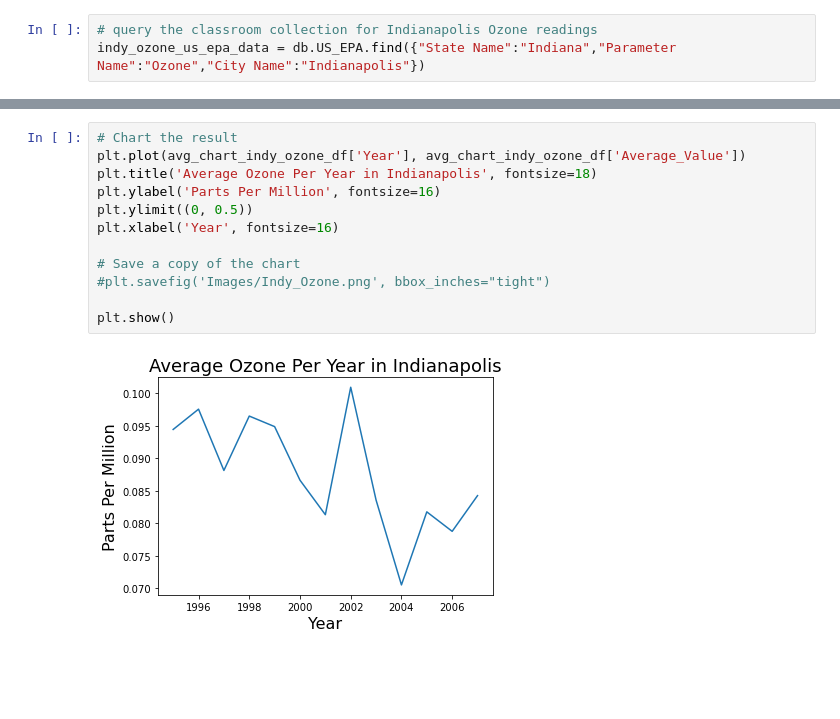
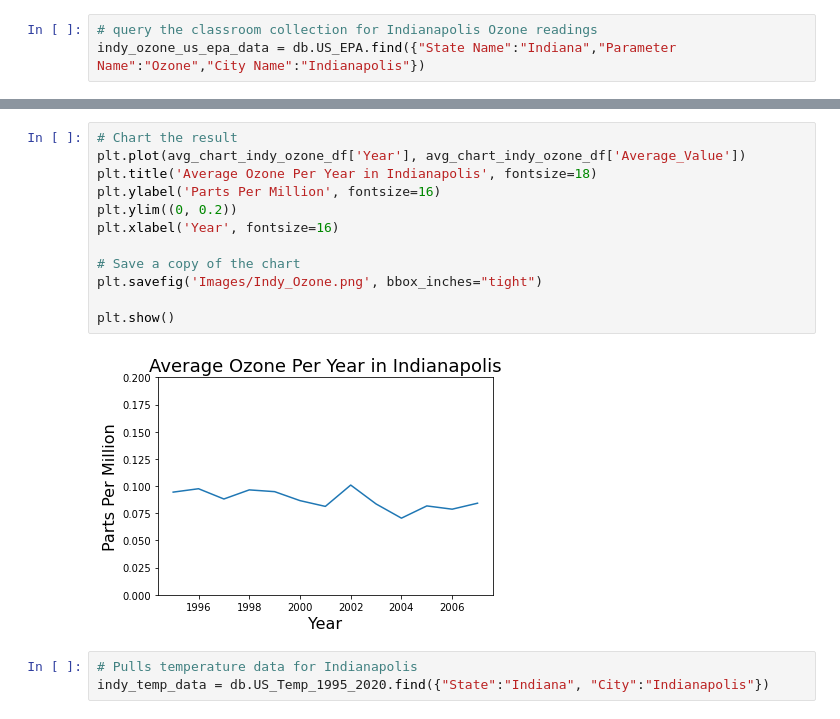
Before and after one commit to doublealogic/Climate-Change-ETL-Analysis, a Jupyter notebook: final_analysis.ipynb, the cells around one changed output, grey strips where cells are left out. Cells and saved outputs as stored; diff of their text form; blank space fills up the shorter version.

Commit message:
Updated ReadMe Analysis, updated final analysis and upload data notebooks, added new images

```diff
--- a/final_analysis.ipynb
+++ b/final_analysis.ipynb
@@ -41,14 +80,17 @@ avg_chart_indy_ozone_df.head()
 # %%
 # Chart the result
 plt.plot(avg_chart_indy_ozone_df['Year'], avg_chart_indy_ozone_df['Average_Value'])
 plt.title('Average Ozone Per Year in Indianapolis', fontsize=18)
 plt.ylabel('Parts Per Million', fontsize=16)
-plt.ylimit((0, 0.5))
+plt.ylim((0, 0.2))
 plt.xlabel('Year', fontsize=16)
 
 # Save a copy of the chart
-#plt.savefig('Images/Indy_Ozone.png', bbox_inches="tight")
+plt.savefig('Images/Indy_Ozone.png', bbox_inches="tight")
 
 plt.show()
 # %% [output]
-[figure, old version]
+[figure, new version]
+# %%
+# Pulls temperature data for Indianapolis
+indy_temp_data = db.US_Temp_1995_2020.find({"State":"Indiana", "City":"Indianapolis"})
```
Also changed, not shown: parts of 10 cells of this notebook, 4 other files.
